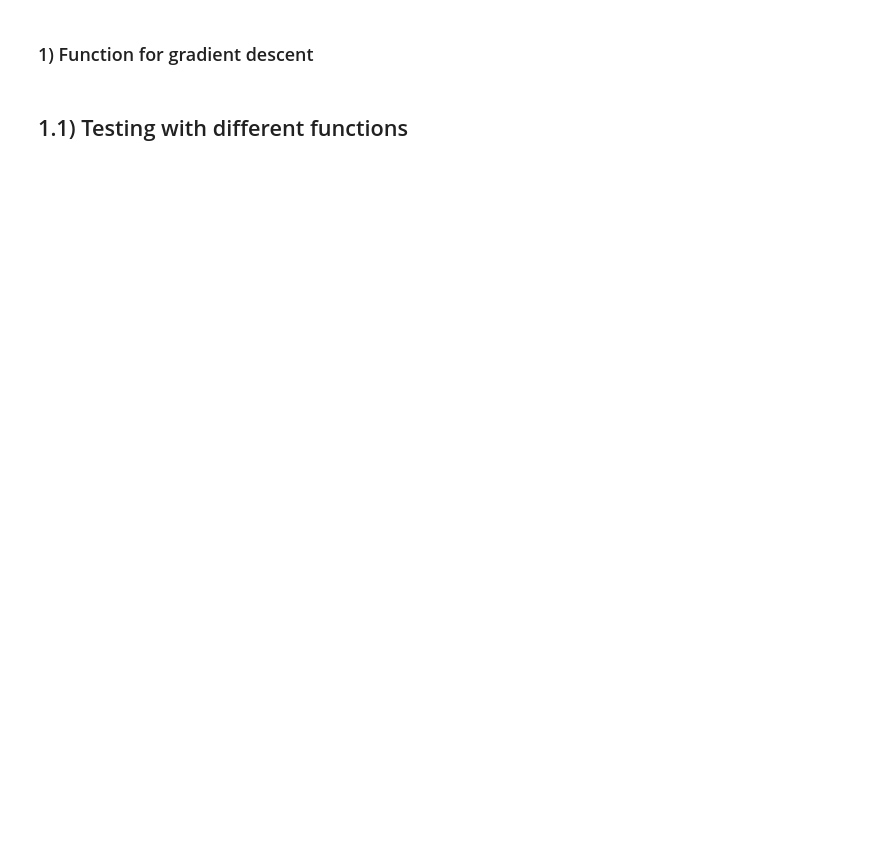
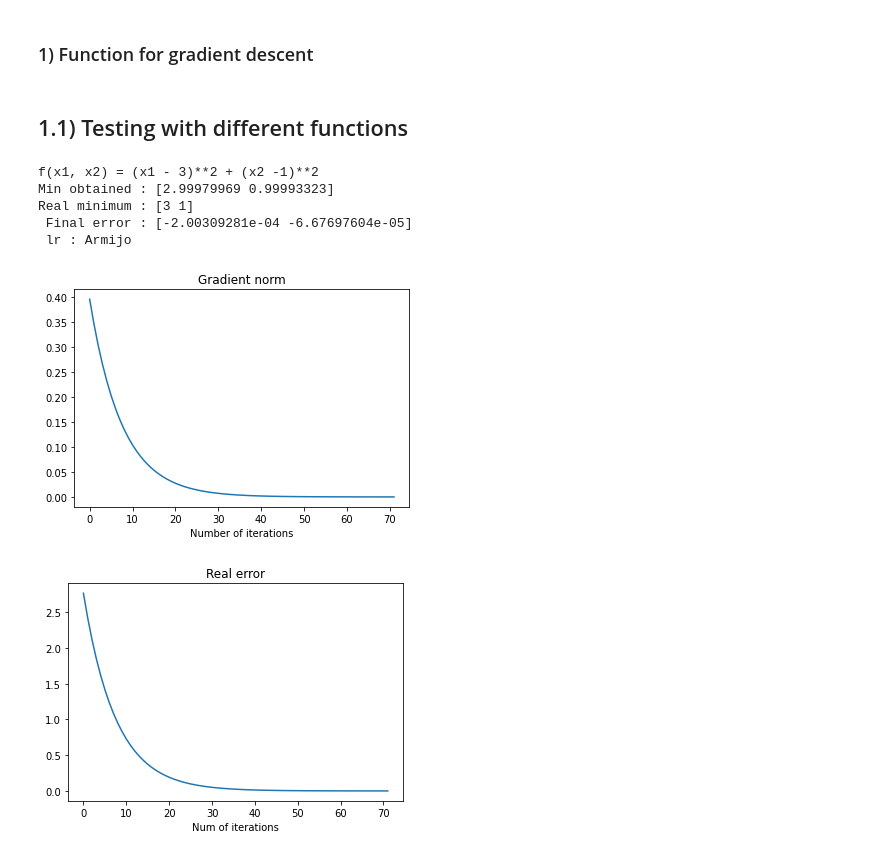
Before and after one commit to Kilian36/MSAI-Homeworks, a Jupyter notebook: homework3.ipynb, the cells around one changed output. Drawn from its saved outputs; the diff is of its cells as text; code cells hidden in the pictures; blank space fills up the shorter version.

```diff
--- a/homework3.ipynb
+++ b/homework3.ipynb
@@ -131 +148,31 @@ def grad_f5(x):
+# %%
+# 1) f1
+
+real_min = np.array((3, 1))
+
+# Armijo algorithm
+x , f_val, err_val, x_val, grads = gradient_descent(f1, grad_f1, np.zeros((2,)), kmax = 100 , lr='Armijo')
+print(
+    'f(x1, x2) = (x1 - 3)**2 + (x2 -1)**2\nMin obtained : {}\nReal minimum : {}\n Final error : {}\n lr : {}'.format(x, real_min, x - real_min, 'Armijo')
+)
+plot(
+      range(len(err_val)),
+      err_val,
+      'Gradient norm',
+      xlab = 'Number of iterations'
+)
+plot(
+    range(len(x_val)),
+    np.linalg.norm(x_val - real_min, axis = 1),
+    'Real error',
+    xlab = 'Num of iterations',
+)
+# %% [output]
+f(x1, x2) = (x1 - 3)**2 + (x2 -1)**2
+Min obtained : [2.99979969 0.99993323]
+Real minimum : [3 1]
+ Final error : [-2.00309281e-04 -6.67697604e-05]
+ lr : Armijo
+[figure, added]
+[figure, added]
 # %%
```
Also changed, not shown: parts of 5 cells of this notebook.
